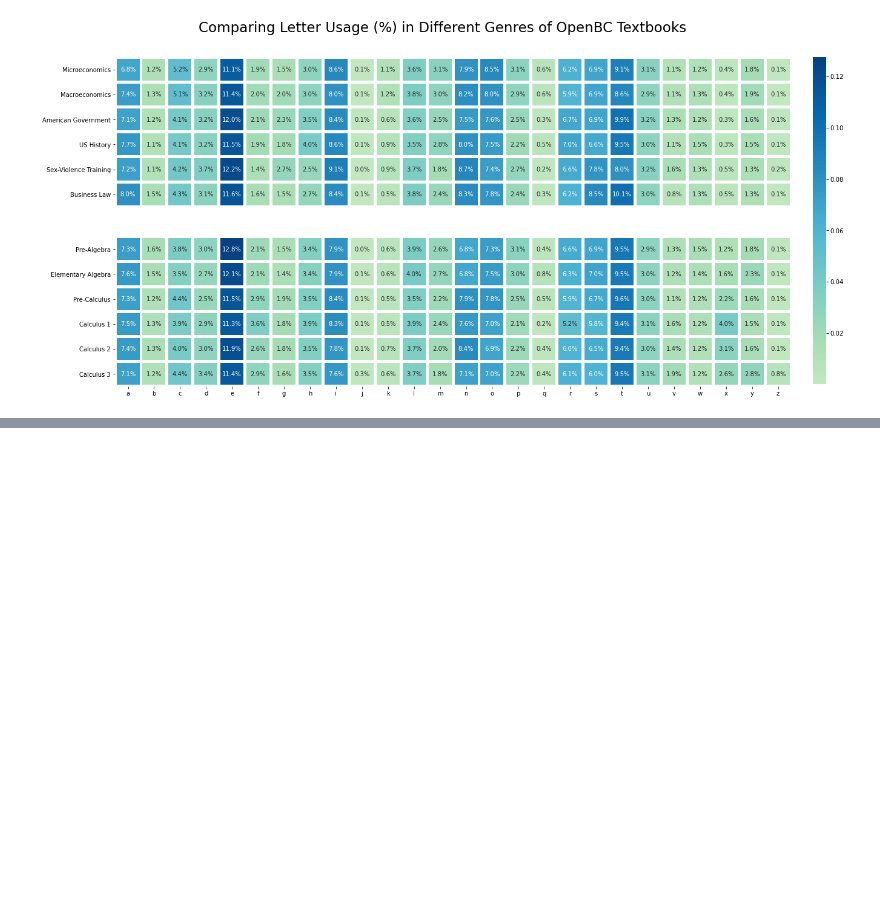
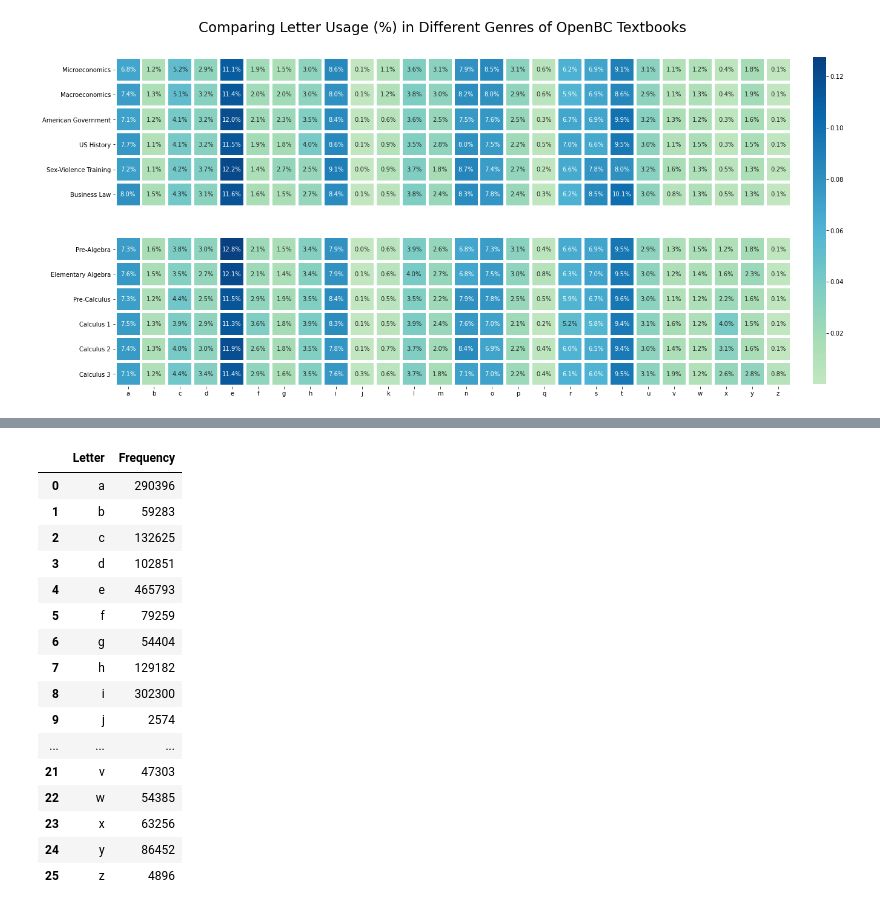
Before and after one commit to tommysteryy/LetterAnalyzer, a Jupyter notebook: Math Textbooks vs The World [3] - Data Analysis.ipynb, the cells around one changed output, grey strips where cells are left out. Saved outputs shown, nothing was run; the diff lists cells and outputs as text; code cells hidden in the pictures; blank space fills up the shorter version.

```diff
--- a/Math Textbooks vs The World [3] - Data Analysis.ipynb
+++ b/Math Textbooks vs The World [3] - Data Analysis.ipynb
@@ -196,0 +236,20 @@ plt.show()
+# %%
+elementary_openBC
+# %% [output]
+|  | Letter | Frequency |
+| 0 | a | 290396 |
+| 1 | b | 59283 |
+| 2 | c | 132625 |
+| 3 | d | 102851 |
+| 4 | e | 465793 |
+| 5 | f | 79259 |
+| 6 | g | 54404 |
+| 7 | h | 129182 |
+| 8 | i | 302300 |
+| 9 | j | 2574 |
+| ... | ... | ... |
+| 21 | v | 47303 |
+| 22 | w | 54385 |
+| 23 | x | 63256 |
+| 24 | y | 86452 |
+| 25 | z | 4896 |
```
Also changed, not shown: parts of 9 cells of this notebook, 1 other file.
